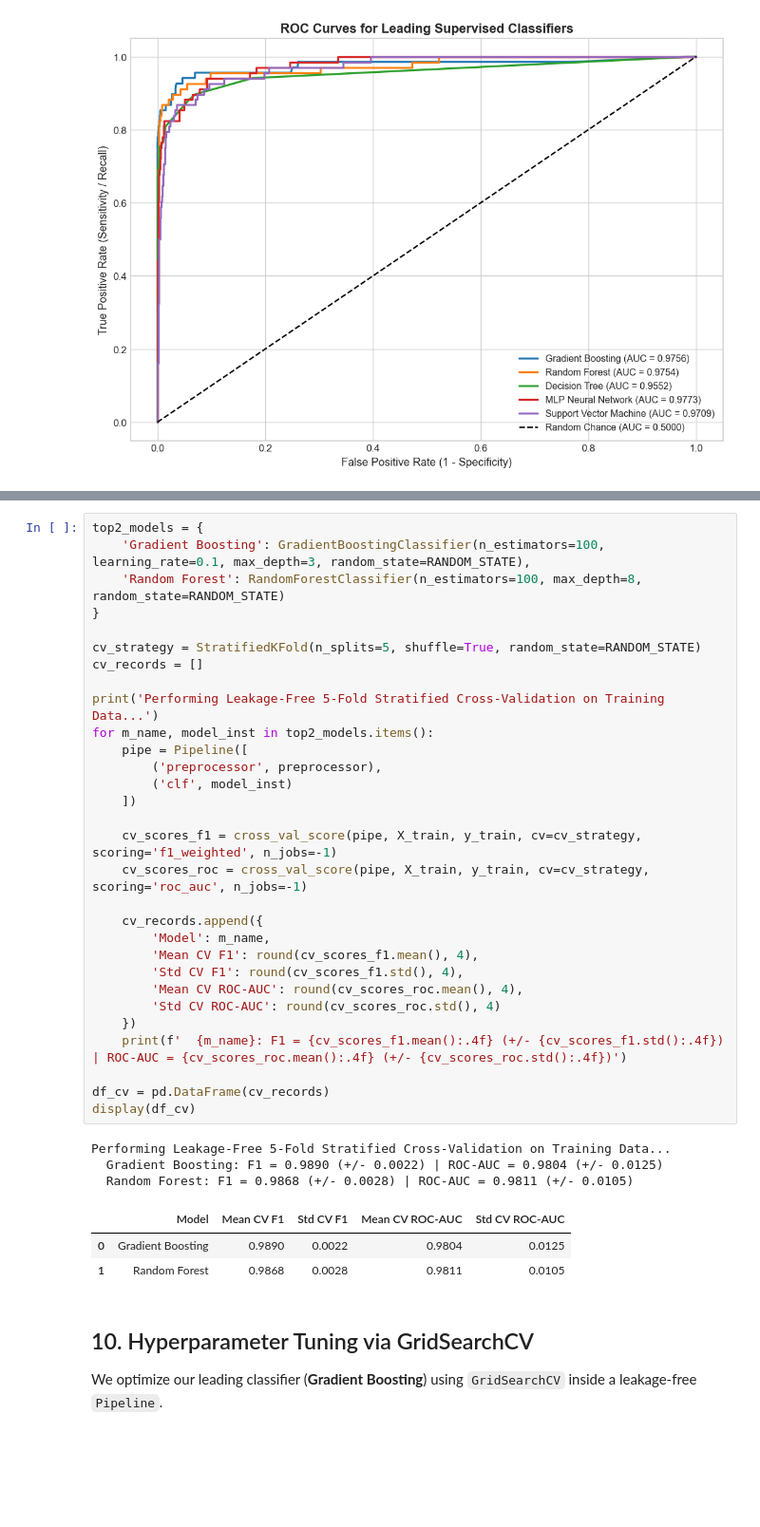
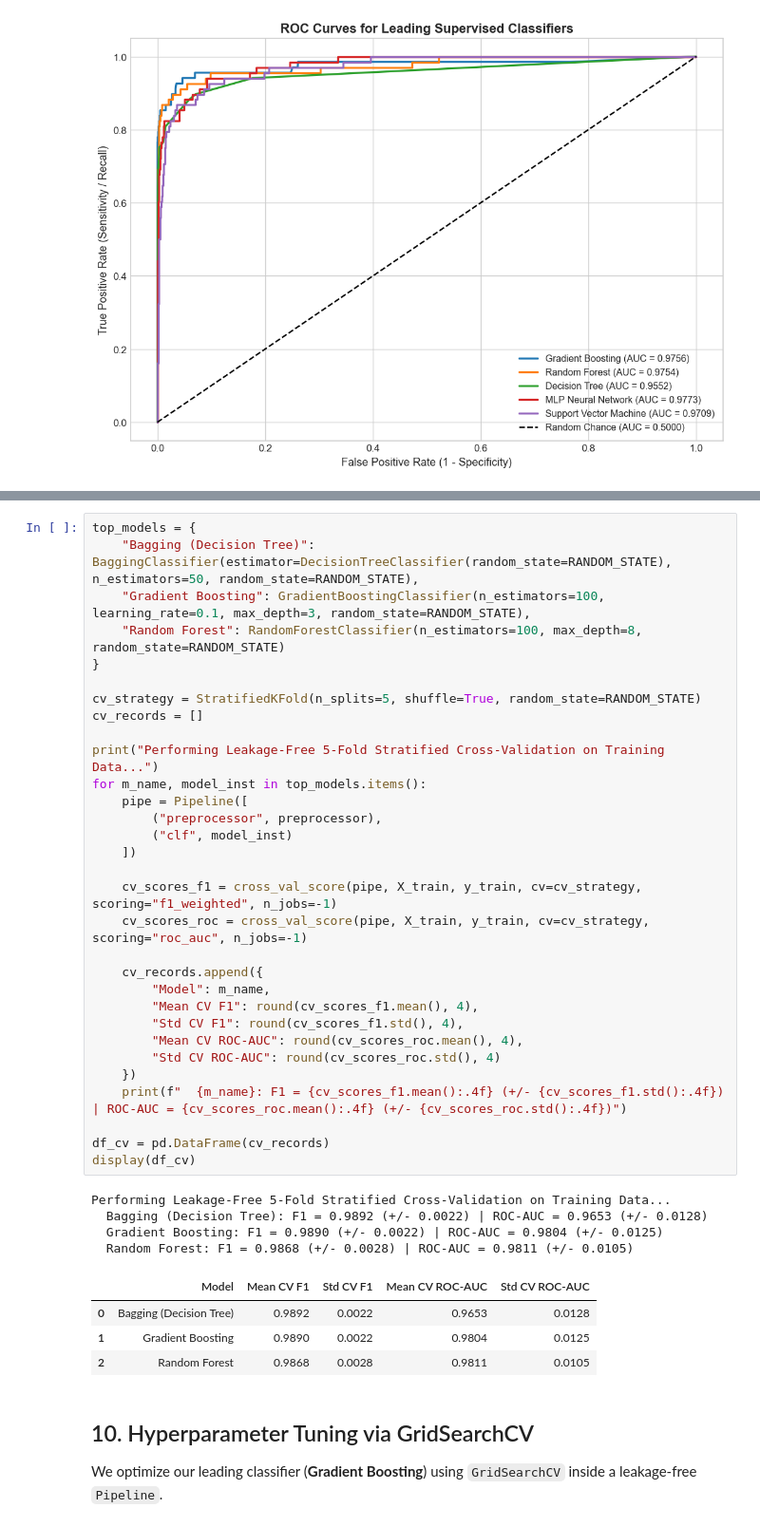
Before and after one commit to NeverCodedL/AI-Industrial-Machine-Failure-Prediction, a Jupyter notebook: notebooks/classification.ipynb, the cells around one changed output, grey strips where cells are left out. Shown at 95% size. Saved outputs shown, nothing was run; the diff lists cells and outputs as text; blank space fills up the shorter version.

Commit message:
fix(ml): align cross-validation pipelines and verified model evaluation across notebooks

```diff
--- a/notebooks/classification.ipynb
+++ b/notebooks/classification.ipynb
@@ -341,40 +345,43 @@ To eliminate **preprocessing data leakage**, we embed the `preprocessor` inside
 # %%
-top2_models = {
-    'Gradient Boosting': GradientBoostingClassifier(n_estimators=100, learning_rate=0.1, max_depth=3, random_state=RANDOM_STATE),
-    'Random Forest': RandomForestClassifier(n_estimators=100, max_depth=8, random_state=RANDOM_STATE)
+top_models = {
+    "Bagging (Decision Tree)": BaggingClassifier(estimator=DecisionTreeClassifier(random_state=RANDOM_STATE), n_estimators=50, random_state=RANDOM_STATE),
+    "Gradient Boosting": GradientBoostingClassifier(n_estimators=100, learning_rate=0.1, max_depth=3, random_state=RANDOM_STATE),
+    "Random Forest": RandomForestClassifier(n_estimators=100, max_depth=8, random_state=RANDOM_STATE)
 }
 
 cv_strategy = StratifiedKFold(n_splits=5, shuffle=True, random_state=RANDOM_STATE)
 cv_records = []
 
-print('Performing Leakage-Free 5-Fold Stratified Cross-Validation on Training Data...')
-for m_name, model_inst in top2_models.items():
+print("Performing Leakage-Free 5-Fold Stratified Cross-Validation on Training Data...")
+for m_name, model_inst in top_models.items():
     pipe = Pipeline([
-        ('preprocessor', preprocessor),
-        ('clf', model_inst)
+        ("preprocessor", preprocessor),
+        ("clf", model_inst)
     ])
 
-    cv_scores_f1 = cross_val_score(pipe, X_train, y_train, cv=cv_strategy, scoring='f1_weighted', n_jobs=-1)
-    cv_scores_roc = cross_val_score(pipe, X_train, y_train, cv=cv_strategy, scoring='roc_auc', n_jobs=-1)
+    cv_scores_f1 = cross_val_score(pipe, X_train, y_train, cv=cv_strategy, scoring="f1_weighted", n_jobs=-1)
+    cv_scores_roc = cross_val_score(pipe, X_train, y_train, cv=cv_strategy, scoring="roc_auc", n_jobs=-1)
 
     cv_records.append({
-        'Model': m_name,
-        'Mean CV F1': round(cv_scores_f1.mean(), 4),
-        'Std CV F1': round(cv_scores_f1.std(), 4),
-        'Mean CV ROC-AUC': round(cv_scores_roc.mean(), 4),
-        'Std CV ROC-AUC': round(cv_scores_roc.std(), 4)
+        "Model": m_name,
+        "Mean CV F1": round(cv_scores_f1.mean(), 4),
+        "Std CV F1": round(cv_scores_f1.std(), 4),
+        "Mean CV ROC-AUC": round(cv_scores_roc.mean(), 4),
+        "Std CV ROC-AUC": round(cv_scores_roc.std(), 4)
     })
-    print(f'  {m_name}: F1 = {cv_scores_f1.mean():.4f} (+/- {cv_scores_f1.std():.4f}) | ROC-AUC = {cv_scores_roc.mean():.4f} (+/- {cv_scores_roc.std():.4f})')
+    print(f"  {m_name}: F1 = {cv_scores_f1.mean():.4f} (+/- {cv_scores_f1.std():.4f}) | ROC-AUC = {cv_scores_roc.mean():.4f} (+/- {cv_scores_roc.std():.4f})")
 
 df_cv = pd.DataFrame(cv_records)
 display(df_cv)
 # %% [output]
 Performing Leakage-Free 5-Fold Stratified Cross-Validation on Training Data...
+  Bagging (Decision Tree): F1 = 0.9892 (+/- 0.0022) | ROC-AUC = 0.9653 (+/- 0.0128)
   Gradient Boosting: F1 = 0.9890 (+/- 0.0022) | ROC-AUC = 0.9804 (+/- 0.0125)
   Random Forest: F1 = 0.9868 (+/- 0.0028) | ROC-AUC = 0.9811 (+/- 0.0105)
 |  | Model | Mean CV F1 | Std CV F1 | Mean CV ROC-AUC | Std CV ROC-AUC |
-| 0 | Gradient Boosting | 0.9890 | 0.0022 | 0.9804 | 0.0125 |
-| 1 | Random Forest | 0.9868 | 0.0028 | 0.9811 | 0.0105 |
+| 0 | Bagging (Decision Tree) | 0.9892 | 0.0022 | 0.9653 | 0.0128 |
+| 1 | Gradient Boosting | 0.9890 | 0.0022 | 0.9804 | 0.0125 |
+| 2 | Random Forest | 0.9868 | 0.0028 | 0.9811 | 0.0105 |
 # %% [markdown]
 ## 10. Hyperparameter Tuning via GridSearchCV
 We optimize our leading classifier (**Gradient Boosting**) using `GridSearchCV` inside a leakage-free `Pipeline`.
```
Also changed, not shown: parts of 2 cells of this notebook, 5 other files.
